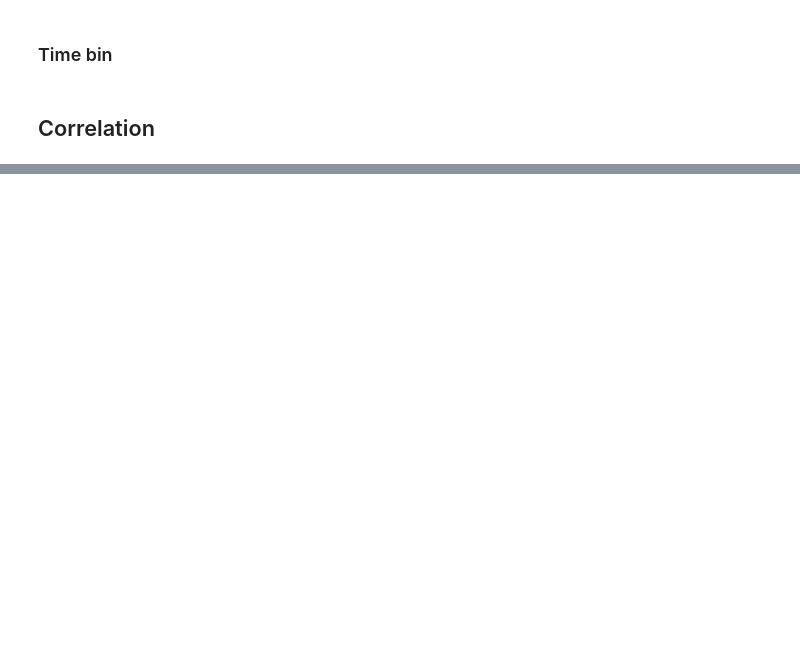
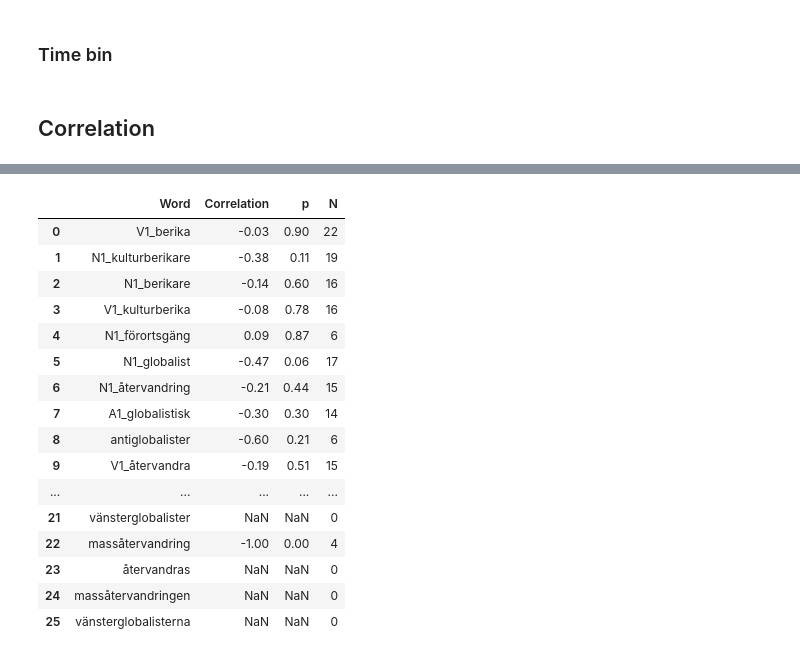
Before and after one commit to mboholm/dw_change, a Jupyter notebook: sgns/analysis.ipynb, the cells around one changed output, grey strips where cells are left out. Saved outputs shown, nothing was run; the diff lists cells and outputs as text; code cells hidden in the pictures; blank space fills up the shorter version.

```diff
--- a/sgns/analysis.ipynb
+++ b/sgns/analysis.ipynb
@@ -398,0 +432,20 @@ list(df.columns)
+# %%
+correlation(df=df_yearly_dwt, var1="diffpm", var2="rch", corpus=corpus, mode=2, metric = "spearman")
+# %% [output]
+|  | Word | Correlation | p | N |
+| 0 | V1_berika | -0.03 | 0.90 | 22 |
+| 1 | N1_kulturberikare | -0.38 | 0.11 | 19 |
+| 2 | N1_berikare | -0.14 | 0.60 | 16 |
+| 3 | V1_kulturberika | -0.08 | 0.78 | 16 |
+| 4 | N1_förortsgäng | 0.09 | 0.87 | 6 |
+| 5 | N1_globalist | -0.47 | 0.06 | 17 |
+| 6 | N1_återvandring | -0.21 | 0.44 | 15 |
+| 7 | A1_globalistisk | -0.30 | 0.30 | 14 |
+| 8 | antiglobalister | -0.60 | 0.21 | 6 |
+| 9 | V1_återvandra | -0.19 | 0.51 | 15 |
+| ... | ... | ... | ... | ... |
+| 21 | vänsterglobalister | NaN | NaN | 0 |
+| 22 | massåtervandring | -1.00 | 0.00 | 4 |
+| 23 | återvandras | NaN | NaN | 0 |
+| 24 | massåtervandringen | NaN | NaN | 0 |
+| 25 | vänsterglobalisterna | NaN | NaN | 0 |
```
Also changed, not shown: parts of 56 cells of this notebook.
